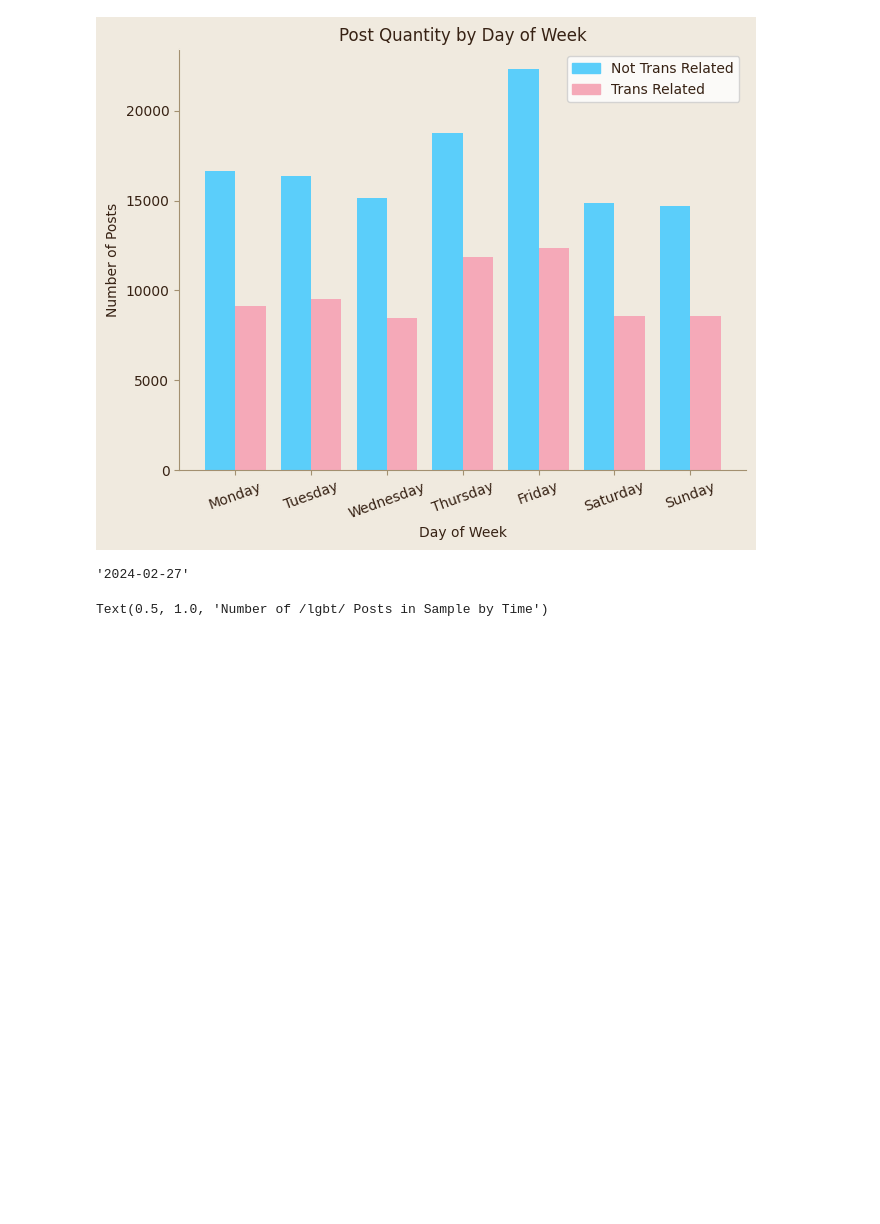
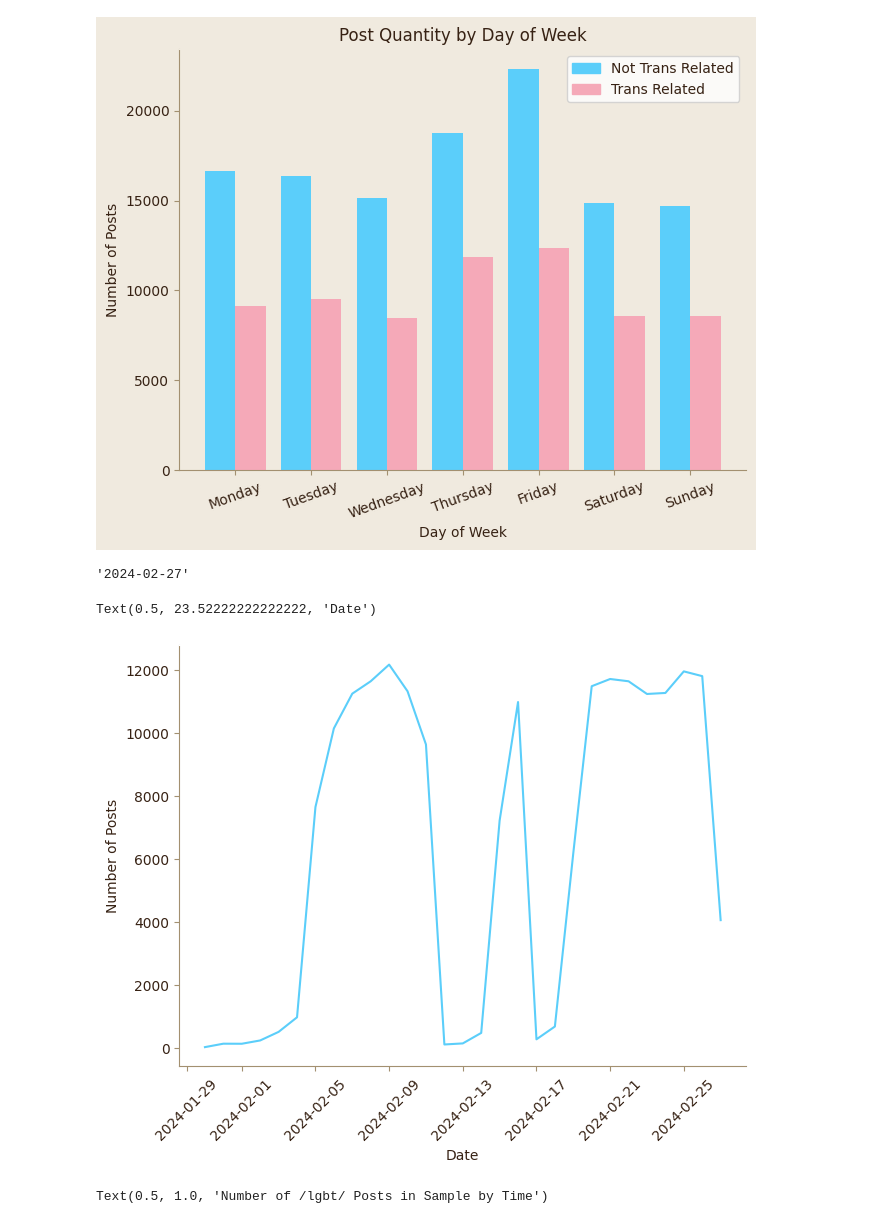
Before and after one commit to bucketteOfIvy/4chan-cca, a Jupyter notebook: code/SummaryAnalysis.ipynb, the cells around one changed output. Cells and saved outputs as stored; diff of their text form; code cells hidden in the pictures; blank space fills up the shorter version.

```diff
--- a/code/SummaryAnalysis.ipynb
+++ b/code/SummaryAnalysis.ipynb
@@ -227,6 +208,45 @@ ax.set_xticks(ticks=all_weekdays['dayname'].unique(), labels=all_weekdays['dayna
 all_dates['date'].unique()[-1]
 # %% [output]
 '2024-02-27'
+# %%
+plt.rcParams.update({'text.color':FONT_COLOR,
+             'axes.labelcolor':FONT_COLOR,
+             'axes.labelcolor':FONT_COLOR,
+             'xtick.color':FONT_COLOR,
+             'ytick.color':FONT_COLOR})
+
+fig, ax = plt.subplots()
+
+fig.tight_layout()
+# BACKGROUND_COLOR = '#ffffff' # if putting image in paper
+ax.set_facecolor(BACKGROUND_COLOR)
+fig.set_facecolor(BACKGROUND_COLOR)
+
+ax.spines['bottom'].set_color(SPINE_COLOR)
+ax.spines['left'].set_color(SPINE_COLOR)
+
+ax.spines['top'].set_color(BACKGROUND_COLOR)
+ax.spines['right'].set_color(BACKGROUND_COLOR)
+ax.tick_params(axis='both', color=SPINE_COLOR)
+
+days = [datetime.strptime(d, '%Y-%m-%d').date() for d in all_dates['date'].unique()]
+
+post_counts = all_dates['count'][all_dates['transRelated'] == 0].reset_index(drop=True) + all_dates['count'][all_dates['transRelated'] == 1].reset_index(drop=True)
+ax.plot(#all_dates['date'][all_dates['transRelated'] == 0],
+        days, # we have duplicate copies of dates in the Df
+        post_counts,
+        color=bar_colors[0])
+
+ax.xaxis.set_major_formatter(mdates.DateFormatter('%Y-%m-%d'))
+ax.xaxis.set_major_locator(mdates.AutoDateLocator())
+ax.tick_params(axis='x', labelrotation=45)
+
+ax.set_ylabel('Number of Posts')
+ax.set_xlabel('Date')
+#ax.set_title('Number of /lgbt/ Posts in Sample by Time')
+# %% [output]
+Text(0.5, 23.52222222222222, 'Date')
+[figure, added]
 # %%
 plt.rcParams.update({'text.color':FONT_COLOR,
              'axes.labelcolor':FONT_COLOR,
```
Also changed, not shown: parts of 3 cells of this notebook, 14 other files.
